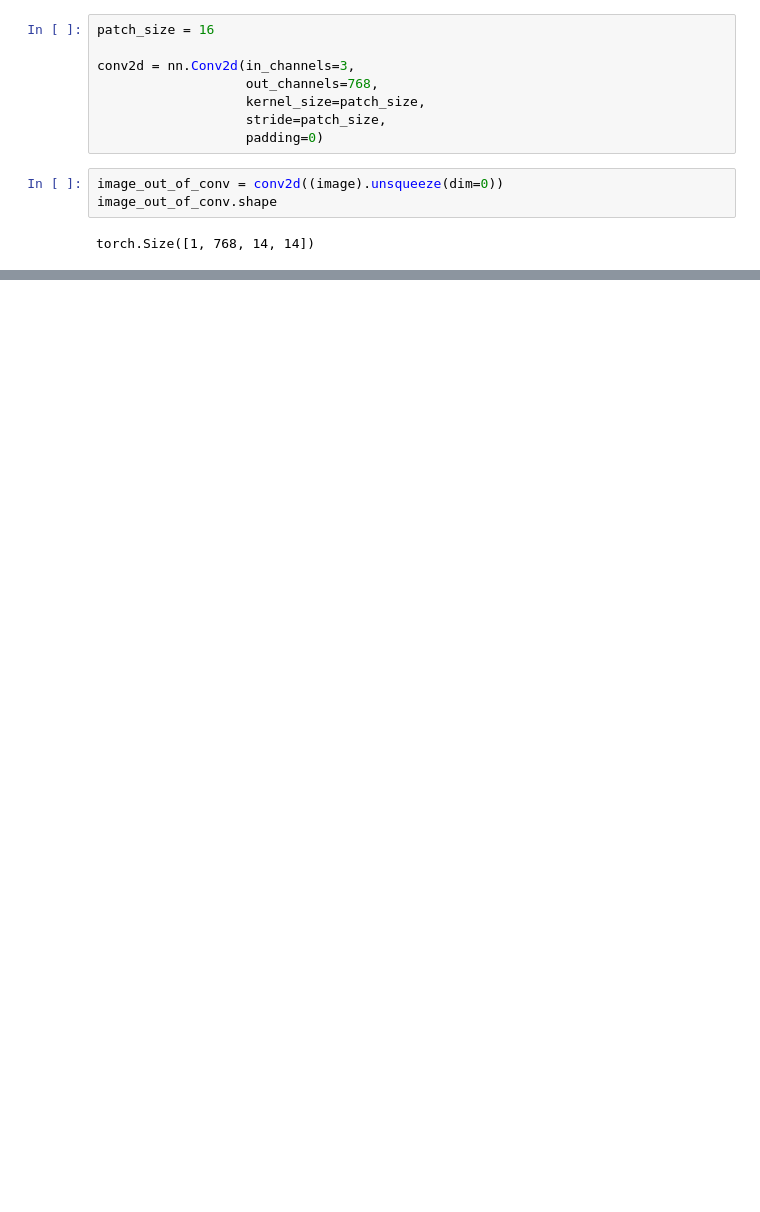
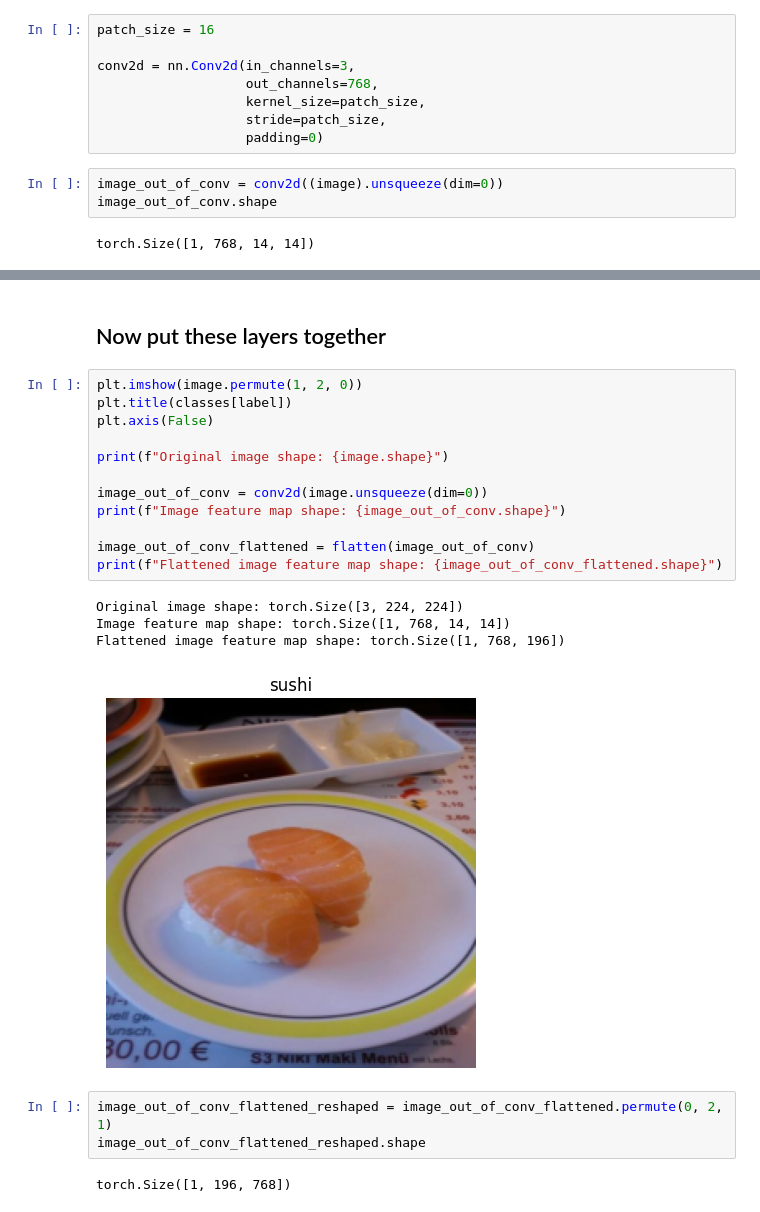
Before and after one commit to MuhammadAbuBakarQureshi/Machine-Learning, a Jupyter notebook: PyTorch/14-Transformers-Replicating-Paper.ipynb, the cells around one changed output, grey strips where cells are left out. Drawn from its saved outputs; the diff is of its cells as text; blank space fills up the shorter version.

```diff
--- a/PyTorch/14-Transformers-Replicating-Paper.ipynb
+++ b/PyTorch/14-Transformers-Replicating-Paper.ipynb
@@ -192,0 +237,24 @@ torch.Size([1, 768, 14, 14])
+# %% [markdown]
+## Now put these layers together
+# %%
+plt.imshow(image.permute(1, 2, 0))
+plt.title(classes[label])
+plt.axis(False)
+
+print(f"Original image shape: {image.shape}")
+
+image_out_of_conv = conv2d(image.unsqueeze(dim=0))
+print(f"Image feature map shape: {image_out_of_conv.shape}")
+
+image_out_of_conv_flattened = flatten(image_out_of_conv)
+print(f"Flattened image feature map shape: {image_out_of_conv_flattened.shape}")
+# %% [output]
+Original image shape: torch.Size([3, 224, 224])
+Image feature map shape: torch.Size([1, 768, 14, 14])
+Flattened image feature map shape: torch.Size([1, 768, 196])
+[figure, added]
+# %%
+image_out_of_conv_flattened_reshaped = image_out_of_conv_flattened.permute(0, 2, 1)
+image_out_of_conv_flattened_reshaped.shape
+# %% [output]
+torch.Size([1, 196, 768])
```
Also changed, not shown: parts of 16 cells of this notebook.
